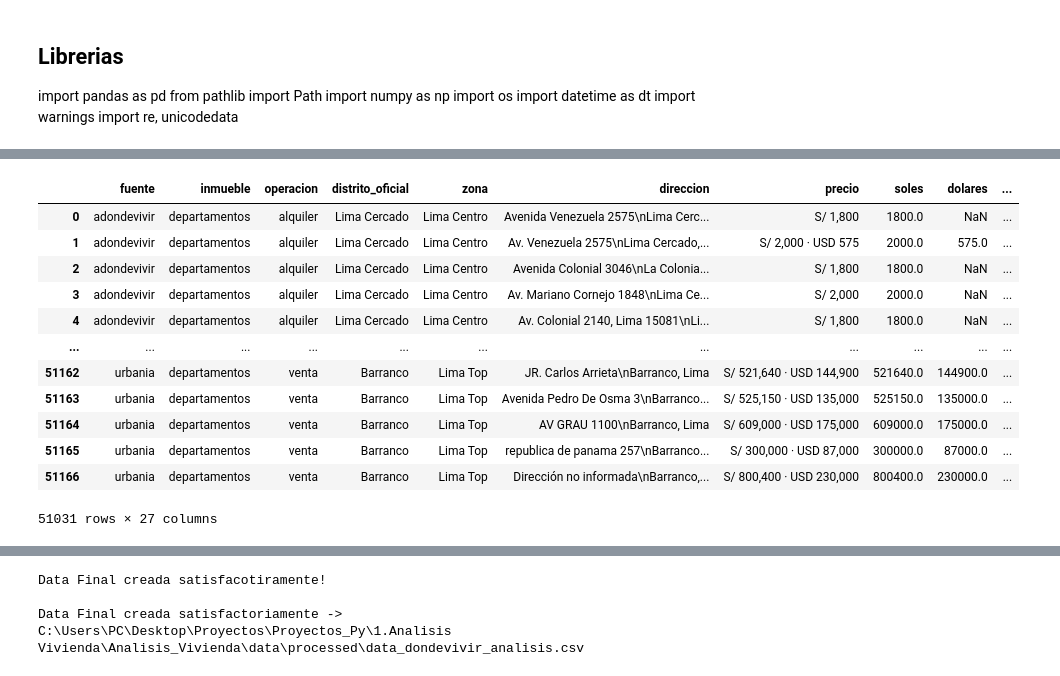
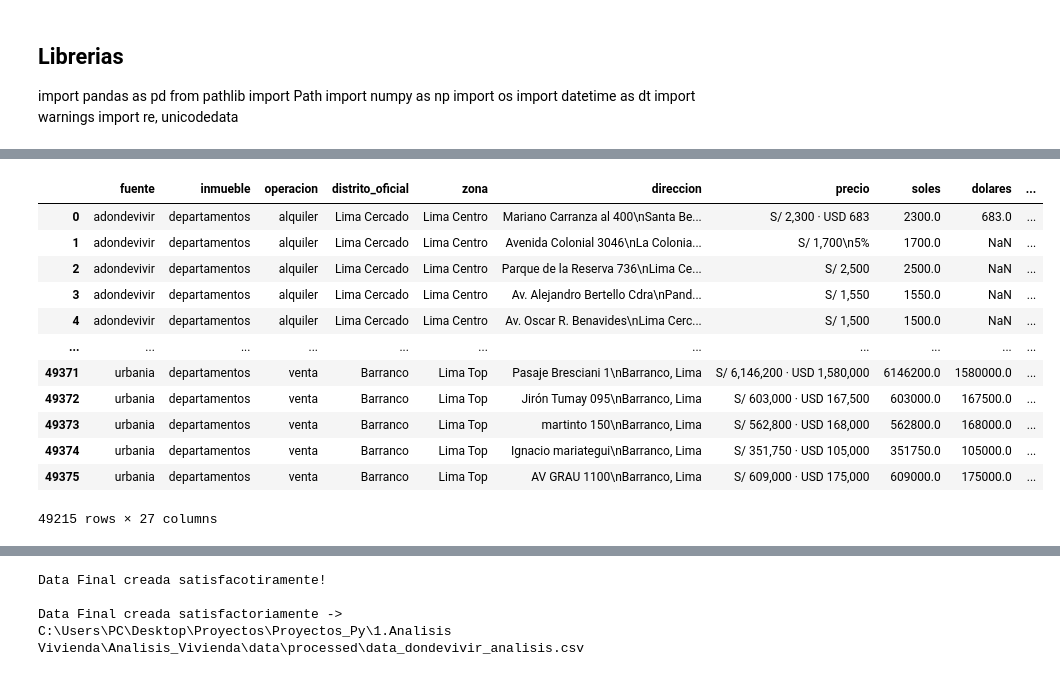
Before and after one commit to RH-007/Analisis_Vivienda, a Jupyter notebook: analysis/vivienda_process.ipynb, the cells around one changed output, grey strips where cells are left out. Cells and saved outputs as stored; diff of their text form; code cells hidden in the pictures.

```diff
--- a/analysis/vivienda_process.ipynb
+++ b/analysis/vivienda_process.ipynb
@@ -106,9 +98,9 @@ s = (raw_all_nd["distrito"]
         .str.strip()
         .str.replace(r"\s+", " ", regex=True))
 
-raw_all_nd["distrito2"] = s.replace(valores)   # crea la nueva columna
+raw_all_nd["distrito"] = s.replace(valores)   # crea la nueva columna
 
-raw_all_nd["distrito_norm"] = raw_all_nd["distrito2"].str.lower().str.strip()
+raw_all_nd["distrito_norm"] = raw_all_nd["distrito"].str.lower().str.strip()
 raw_all_nd["direccion_norm"] = raw_all_nd["direccion"].str.lower().str.strip()
 
 raw_all_nd["distrito_en_direccion"] = raw_all_nd.apply(
@@ -254,4 +266,0 @@ raw_all_nd[raw_all_nd["distrito_en_direccion"]==False][cols + ["distrito_candida
-# %%
-raw_all_nd["distrito_3"] = np.where(
-    raw_all_nd["distrito_en_direccion"]==False, raw_all_nd["distrito_candidato"], raw_all_nd["distrito_2"]
-)
@@ -283,0 +267,2 @@ Name: count, dtype: int64
+# %%
+raw_all_nd2 = raw_all_nd[(raw_all_nd["distrito_candidato"].notnull()) & (raw_all_nd["distrito_candidato"] != "Ventanilla") ].copy()
@@ -285,15 +280,13 @@ Name: count, dtype: int64
 
 data_p1 = raw_all_nd
 
-cols_obj =['fuente', 'inmueble', 'operacion', 'distrito', 'distrito_3', 'zona', 'direccion', 'precio',
+cols_obj =['fuente', 'inmueble', 'operacion', 'distrito_candidato' , 'zona', 'direccion', 'precio',
             'soles', 'dolares', 'variacion', 'mantenimiento', 'caracteristica',
             'area', 'dormitorio', 'baños', 'estacionamientos', 'detalle', 'enlace',
-            'fecha', 'file_origin', 'distrito_candidato', 'distrito_norm',
-            'direccion_norm', 'distrito_en_direccion']
+            'fecha', 'file_origin']
 
-data_p2 = data_p1[data_p1["distrito_candidato"].notna()][cols_obj].copy()
 
-data_vivienda = pd.concat([data_p1], axis=0)
+data_vivienda = raw_all_nd2[cols_obj].copy()
 
 def normalizar(texto: str) -> str:
     # 1. Pasar a minúsculas
@@ -308,5 +301,5 @@ def normalizar(texto: str) -> str:
     return texto
 
 
-data_vivienda["distrito_oficial"] = data_vivienda["distrito_3"] ## .apply(normalizar)
+data_vivienda["distrito_oficial"] = data_vivienda["distrito_candidato"] ## .apply(normalizar)
 # %%
@@ -366,38 +342,38 @@ Creacion de variables!
 # %%
 # Normalizaciones básicas
 data_analisis["fuente"] = data_analisis["fuente"].astype(str).str.strip().str.lower()
-data_analisis["distrito_final"] = data_analisis["distrito_oficial"].astype(str).str.strip().str.title()
+data_analisis["distrito"] = data_analisis["distrito_oficial"].astype(str).str.strip().str.title()
 data_analisis["inmueble"] = data_analisis["inmueble"].astype(str).str.strip().str.lower()
 data_analisis["operacion"] = data_analisis["operacion"].astype(str).str.strip().str.lower()
 data_analisis["precio_pen"] = data_analisis["soles"]
 data_analisis["precio_usd"] = data_analisis["dolares"]
 
 ## solo registros con precios
 data_analisis["sin_precio"] = (data_analisis["precio_pen"].isna() & data_analisis["precio_usd"].isna()).astype(int)
 data_analisis = data_analisis.query("sin_precio == 0").copy()
 
 # AREA robusta
 tmp = data_analisis["area"].astype(str).str.replace(r"\s+", " ", regex=True).str.strip()
 mm = tmp.str.split(" a ", n=1, expand=True)
 data_analisis["area_min"] = pd.to_numeric(mm[0].str.replace(",", "."), errors="coerce")
 data_analisis["area_max"] = pd.to_numeric(mm[1].str.replace(",", "."), errors="coerce")
 data_analisis["area_promedio"] = data_analisis[["area_min","area_max"]].mean(axis=1)
 
 data_analisis
 # %% [output]
 |  | fuente | inmueble | operacion | distrito_oficial | zona | direccion | precio | soles | dolares | ... |
-| 0 | adondevivir | departamentos | alquiler | Lima Cercado | Lima Centro | Avenida Venezuela 2575\nLima Cerc... | S/ 1,800 | 1800.0 | NaN | ... |
-| 1 | adondevivir | departamentos | alquiler | Lima Cercado | Lima Centro | Av. Venezuela 2575\nLima Cercado,... | S/ 2,000 · USD 575 | 2000.0 | 575.0 | ... |
-| 2 | adondevivir | departamentos | alquiler | Lima Cercado | Lima Centro | Avenida Colonial 3046\nLa Colonia... | S/ 1,800 | 1800.0 | NaN | ... |
-| 3 | adondevivir | departamentos | alquiler | Lima Cercado | Lima Centro | Av. Mariano Cornejo 1848\nLima Ce... | S/ 2,000 | 2000.0 | NaN | ... |
-| 4 | adondevivir | departamentos | alquiler | Lima Cercado | Lima Centro | Av. Colonial 2140, Lima 15081\nLi... | S/ 1,800 | 1800.0 | NaN | ... |
+| 0 | adondevivir | departamentos | alquiler | Lima Cercado | Lima Centro | Mariano Carranza al 400\nSanta Be... | S/ 2,300 · USD 683 | 2300.0 | 683.0 | ... |
+| 1 | adondevivir | departamentos | alquiler | Lima Cercado | Lima Centro | Avenida Colonial 3046\nLa Colonia... | S/ 1,700\n5% | 1700.0 | NaN | ... |
+| 2 | adondevivir | departamentos | alquiler | Lima Cercado | Lima Centro | Parque de la Reserva 736\nLima Ce... | S/ 2,500 | 2500.0 | NaN | ... |
+| 3 | adondevivir | departamentos | alquiler | Lima Cercado | Lima Centro | Av. Alejandro Bertello Cdra\nPand... | S/ 1,550 | 1550.0 | NaN | ... |
+| 4 | adondevivir | departamentos | alquiler | Lima Cercado | Lima Centro | Av. Oscar R. Benavides\nLima Cerc... | S/ 1,500 | 1500.0 | NaN | ... |
 | ... | ... | ... | ... | ... | ... | ... | ... | ... | ... | ... |
-| 51162 | urbania | departamentos | venta | Barranco | Lima Top | JR. Carlos Arrieta\nBarranco, Lima | S/ 521,640 · USD 144,900 | 521640.0 | 144900.0 | ... |
-| 51163 | urbania | departamentos | venta | Barranco | Lima Top | Avenida Pedro De Osma 3\nBarranco... | S/ 525,150 · USD 135,000 | 525150.0 | 135000.0 | ... |
-| 51164 | urbania | departamentos | venta | Barranco | Lima Top | AV GRAU 1100\nBarranco, Lima | S/ 609,000 · USD 175,000 | 609000.0 | 175000.0 | ... |
-| 51165 | urbania | departamentos | venta | Barranco | Lima Top | republica de panama 257\nBarranco... | S/ 300,000 · USD 87,000 | 300000.0 | 87000.0 | ... |
-| 51166 | urbania | departamentos | venta | Barranco | Lima Top | Dirección no informada\nBarranco,... | S/ 800,400 · USD 230,000 | 800400.0 | 230000.0 | ... |
+| 49371 | urbania | departamentos | venta | Barranco | Lima Top | Pasaje Bresciani 1\nBarranco, Lima | S/ 6,146,200 · USD 1,580,000 | 6146200.0 | 1580000.0 | ... |
+| 49372 | urbania | departamentos | venta | Barranco | Lima Top | Jirón Tumay 095\nBarranco, Lima | S/ 603,000 · USD 167,500 | 603000.0 | 167500.0 | ... |
+| 49373 | urbania | departamentos | venta | Barranco | Lima Top | martinto 150\nBarranco, Lima | S/ 562,800 · USD 168,000 | 562800.0 | 168000.0 | ... |
+| 49374 | urbania | departamentos | venta | Barranco | Lima Top | Ignacio mariategui\nBarranco, Lima | S/ 351,750 · USD 105,000 | 351750.0 | 105000.0 | ... |
+| 49375 | urbania | departamentos | venta | Barranco | Lima Top | AV GRAU 1100\nBarranco, Lima | S/ 609,000 · USD 175,000 | 609000.0 | 175000.0 | ... |
-51031 rows × 27 columns
+49215 rows × 27 columns
 # %%
 # DORMITORIO robusto
 tmpd = data_analisis["dormitorio"].astype(str).str.replace(r"\s+", " ", regex=True).str.strip()
```
Also changed, not shown: parts of 33 cells of this notebook, 2 other files.
